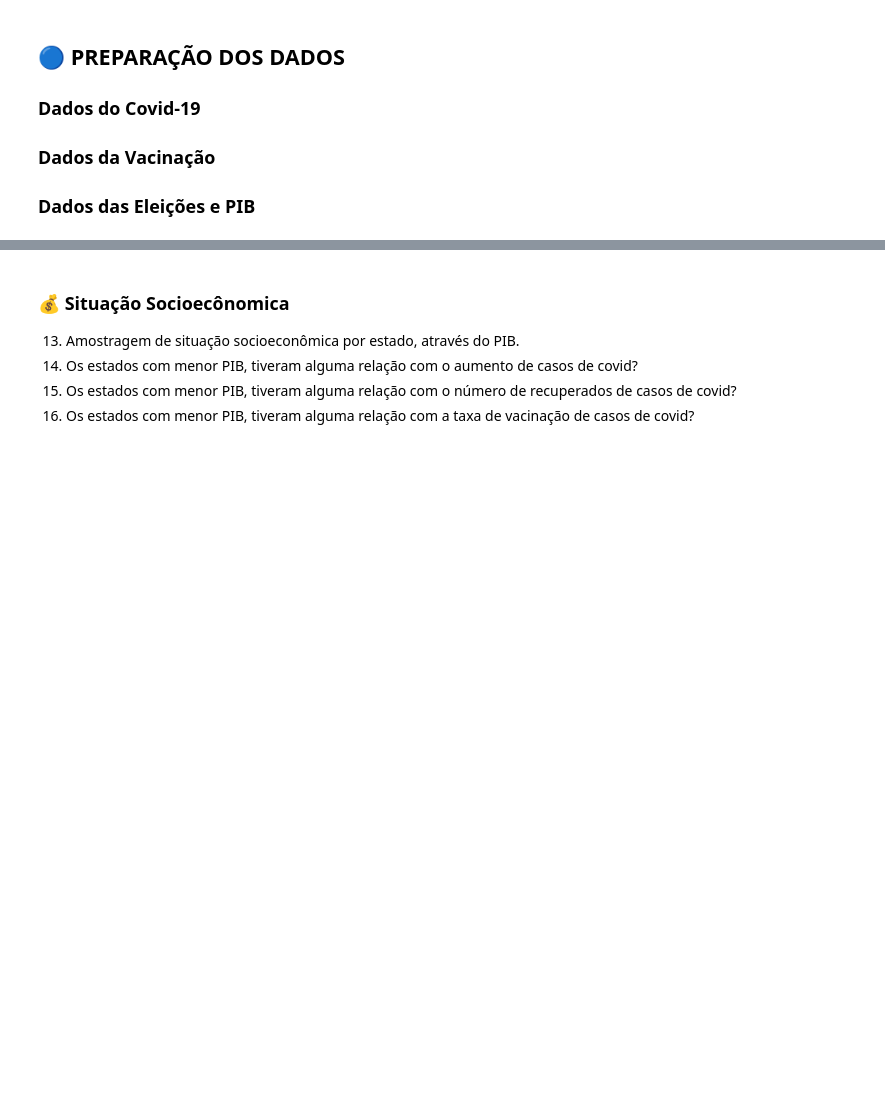
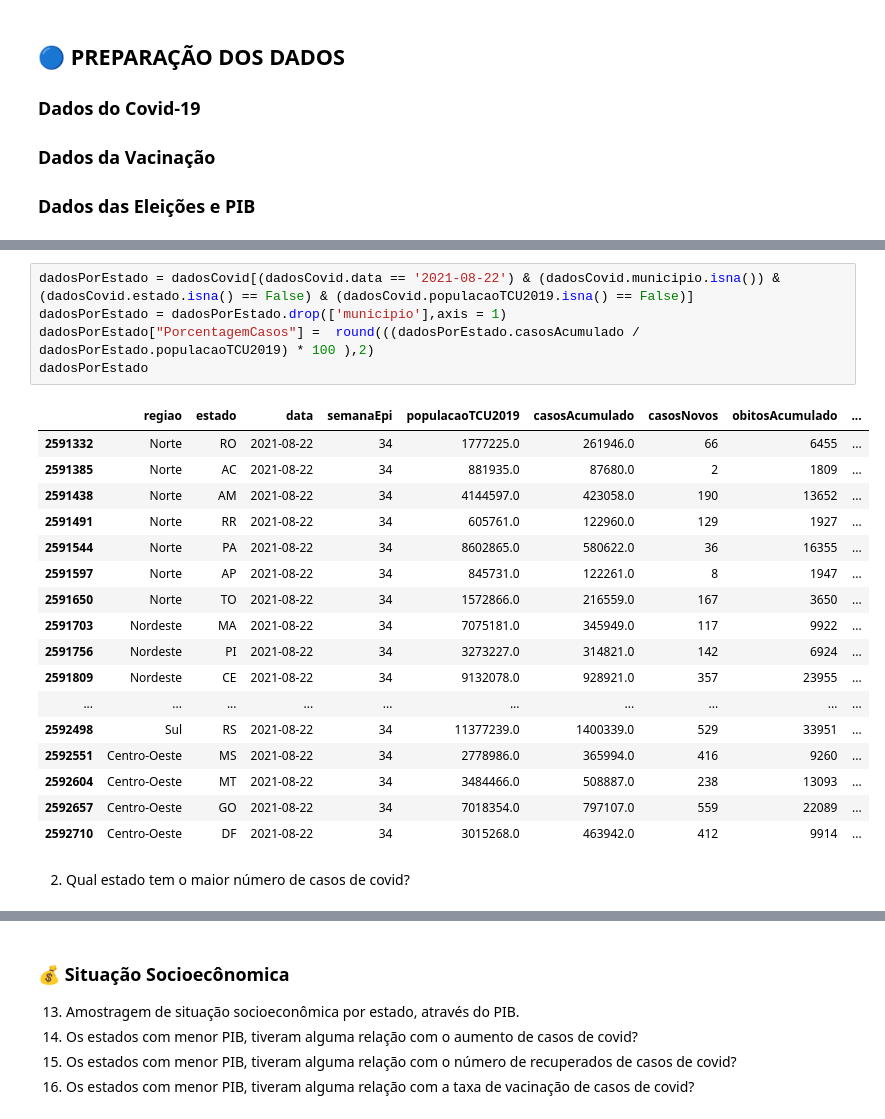
Before and after one commit to stardotwav/BrasilEmDados, a Jupyter notebook: AnaliseExtracaoConhecimento.ipynb, the cells around one changed output, grey strips where cells are left out. Saved outputs shown, nothing was run; the diff lists cells and outputs as text; blank space fills up the shorter version.

```diff
--- a/AnaliseExtracaoConhecimento.ipynb
+++ b/AnaliseExtracaoConhecimento.ipynb
@@ -128,0 +50,25 @@ dadosTipoVacina = dadosTipoVacina.drop(columns=['Cód. IBGE','Dose 1','Dose 2'])
+# %%
+dadosPorEstado = dadosCovid[(dadosCovid.data == '2021-08-22') & (dadosCovid.municipio.isna()) & (dadosCovid.estado.isna() == False) & (dadosCovid.populacaoTCU2019.isna() == False)]
+dadosPorEstado = dadosPorEstado.drop(['municipio'],axis = 1)
+dadosPorEstado["PorcentagemCasos"] =  round(((dadosPorEstado.casosAcumulado / dadosPorEstado.populacaoTCU2019) * 100 ),2)
+dadosPorEstado
+# %% [output]
+|  | regiao | estado | data | semanaEpi | populacaoTCU2019 | casosAcumulado | casosNovos | obitosAcumulado | ... |
+| 2591332 | Norte | RO | 2021-08-22 | 34 | 1777225.0 | 261946.0 | 66 | 6455 | ... |
+| 2591385 | Norte | AC | 2021-08-22 | 34 | 881935.0 | 87680.0 | 2 | 1809 | ... |
+| 2591438 | Norte | AM | 2021-08-22 | 34 | 4144597.0 | 423058.0 | 190 | 13652 | ... |
+| 2591491 | Norte | RR | 2021-08-22 | 34 | 605761.0 | 122960.0 | 129 | 1927 | ... |
+| 2591544 | Norte | PA | 2021-08-22 | 34 | 8602865.0 | 580622.0 | 36 | 16355 | ... |
+| 2591597 | Norte | AP | 2021-08-22 | 34 | 845731.0 | 122261.0 | 8 | 1947 | ... |
+| 2591650 | Norte | TO | 2021-08-22 | 34 | 1572866.0 | 216559.0 | 167 | 3650 | ... |
+| 2591703 | Nordeste | MA | 2021-08-22 | 34 | 7075181.0 | 345949.0 | 117 | 9922 | ... |
+| 2591756 | Nordeste | PI | 2021-08-22 | 34 | 3273227.0 | 314821.0 | 142 | 6924 | ... |
+| 2591809 | Nordeste | CE | 2021-08-22 | 34 | 9132078.0 | 928921.0 | 357 | 23955 | ... |
+| ... | ... | ... | ... | ... | ... | ... | ... | ... | ... |
+| 2592498 | Sul | RS | 2021-08-22 | 34 | 11377239.0 | 1400339.0 | 529 | 33951 | ... |
+| 2592551 | Centro-Oeste | MS | 2021-08-22 | 34 | 2778986.0 | 365994.0 | 416 | 9260 | ... |
+| 2592604 | Centro-Oeste | MT | 2021-08-22 | 34 | 3484466.0 | 508887.0 | 238 | 13093 | ... |
+| 2592657 | Centro-Oeste | GO | 2021-08-22 | 34 | 7018354.0 | 797107.0 | 559 | 22089 | ... |
+| 2592710 | Centro-Oeste | DF | 2021-08-22 | 34 | 3015268.0 | 463942.0 | 412 | 9914 | ... |
+# %% [markdown]
+2. Qual estado tem o maior número de casos de covid?
```
Also changed, not shown: parts of 31 cells of this notebook.
